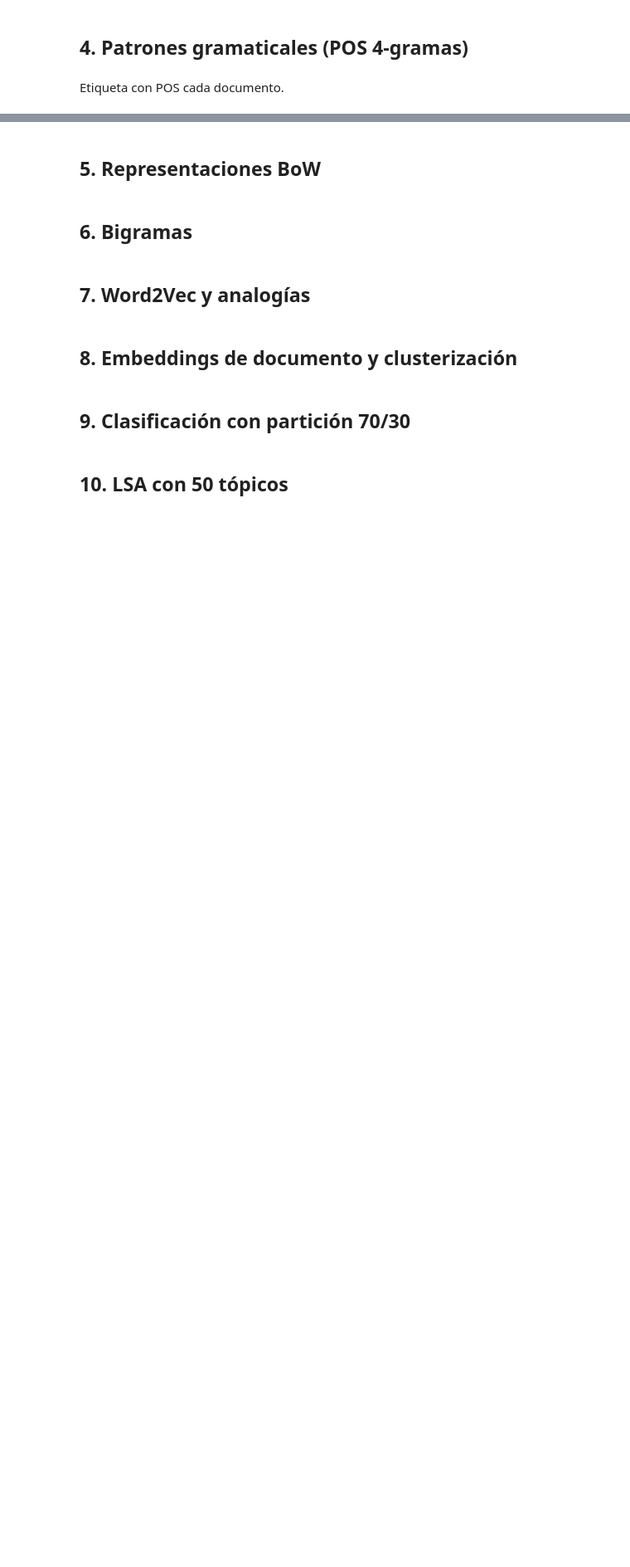
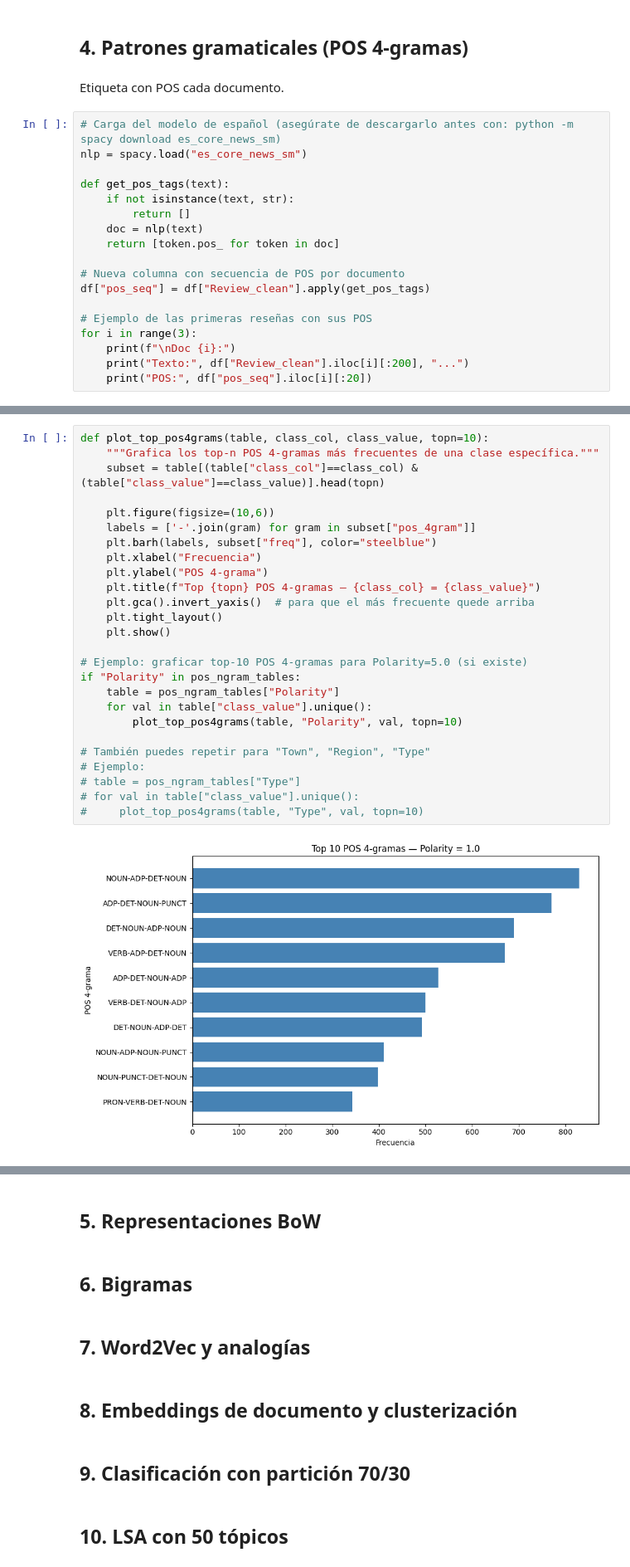
Before and after one commit to DiegoPaniagua23/language-image-processing, a Jupyter notebook: nlp/01_Corpus_Analysis/notebooks/exploratory.ipynb, the cells around one changed output, grey strips where cells are left out. Shown at 83% size. Drawn from its saved outputs; the diff is of its cells as text; blank space fills up the shorter version.

```diff
--- a/nlp/01_Corpus_Analysis/notebooks/exploratory.ipynb
+++ b/nlp/01_Corpus_Analysis/notebooks/exploratory.ipynb
@@ -777,3 +778,21 @@ for col in ["Polarity","Town","Region","Type"]:
 ## 4. Patrones gramaticales (POS 4-gramas)
 # %% [markdown]
 Etiqueta con POS cada documento.
+# %%
+# Carga del modelo de español (asegúrate de descargarlo antes con: python -m spacy download es_core_news_sm)
+nlp = spacy.load("es_core_news_sm")
+
+def get_pos_tags(text):
+    if not isinstance(text, str):
+        return []
+    doc = nlp(text)
+    return [token.pos_ for token in doc]
+
+# Nueva columna con secuencia de POS por documento
+df["pos_seq"] = df["Review_clean"].apply(get_pos_tags)
+
+# Ejemplo de las primeras reseñas con sus POS
+for i in range(3):
+    print(f"\nDoc {i}:")
+    print("Texto:", df["Review_clean"].iloc[i][:200], "...")
+    print("POS:", df["pos_seq"].iloc[i][:20])
@@ -779,0 +925,28 @@ Etiqueta con POS cada documento.
+# %%
+def plot_top_pos4grams(table, class_col, class_value, topn=10):
+    """Grafica los top-n POS 4-gramas más frecuentes de una clase específica."""
+    subset = table[(table["class_col"]==class_col) & (table["class_value"]==class_value)].head(topn)
+
+    plt.figure(figsize=(10,6))
+    labels = ['-'.join(gram) for gram in subset["pos_4gram"]]
+    plt.barh(labels, subset["freq"], color="steelblue")
+    plt.xlabel("Frecuencia")
+    plt.ylabel("POS 4-grama")
+    plt.title(f"Top {topn} POS 4-gramas — {class_col} = {class_value}")
+    plt.gca().invert_yaxis()  # para que el más frecuente quede arriba
+    plt.tight_layout()
+    plt.show()
+
+# Ejemplo: graficar top-10 POS 4-gramas para Polarity=5.0 (si existe)
+if "Polarity" in pos_ngram_tables:
+    table = pos_ngram_tables["Polarity"]
+    for val in table["class_value"].unique():
+        plot_top_pos4grams(table, "Polarity", val, topn=10)
+
+# También puedes repetir para "Town", "Region", "Type"
+# Ejemplo:
+# table = pos_ngram_tables["Type"]
+# for val in table["class_value"].unique():
+#     plot_top_pos4grams(table, "Type", val, topn=10)
+# %% [output]
+[figure, added]
```
Also changed, not shown: parts of 6 cells of this notebook.
